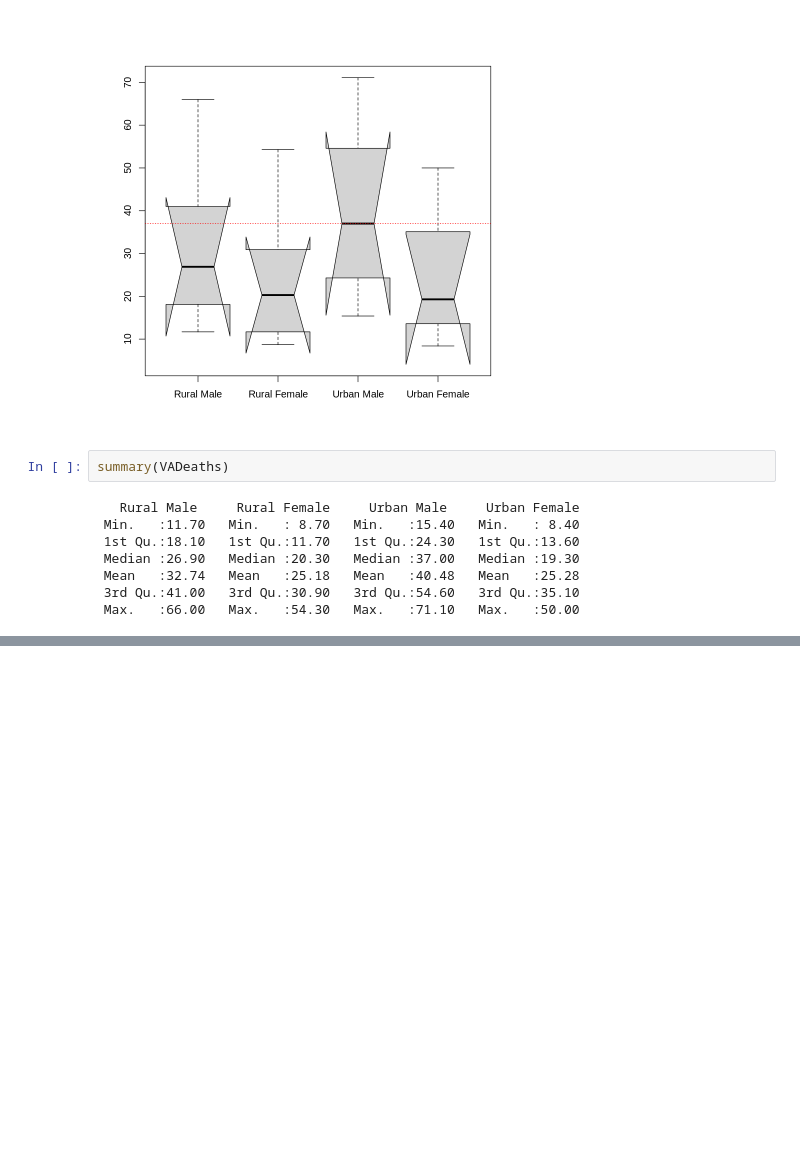
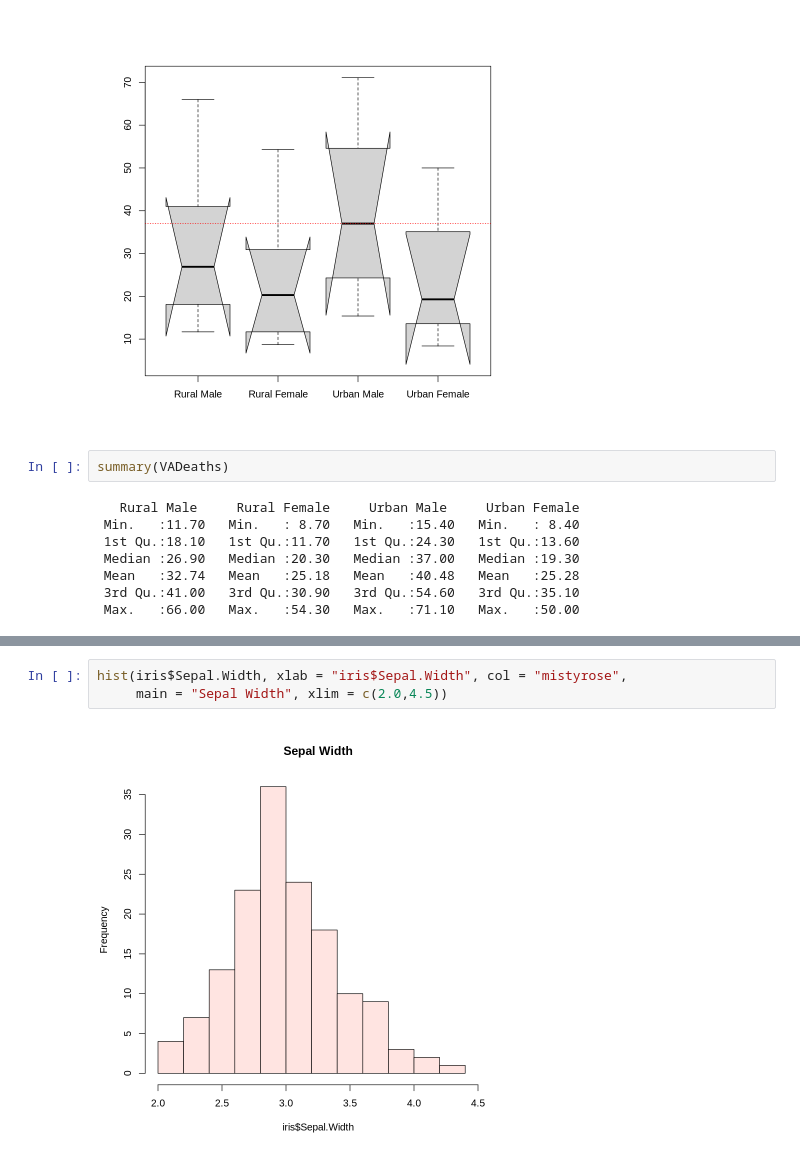
Before and after one commit to gyujin0450/RPRG_PartII, a Jupyter notebook: p148_연속변수시각화.ipynb, the cells around one changed output, grey strips where cells are left out. Cells and saved outputs as stored; diff of their text form; blank space fills up the shorter version.

```diff
--- a/p148_연속변수시각화.ipynb
+++ b/p148_연속변수시각화.ipynb
@@ -39,0 +83,5 @@ summary(VADeaths)
+# %%
+hist(iris$Sepal.Width, xlab = "iris$Sepal.Width", col = "mistyrose",
+     main = "Sepal Width", xlim = c(2.0,4.5))
+# %% [output]
+[figure, added]
```
Also changed, not shown: parts of 29 cells of this notebook.
